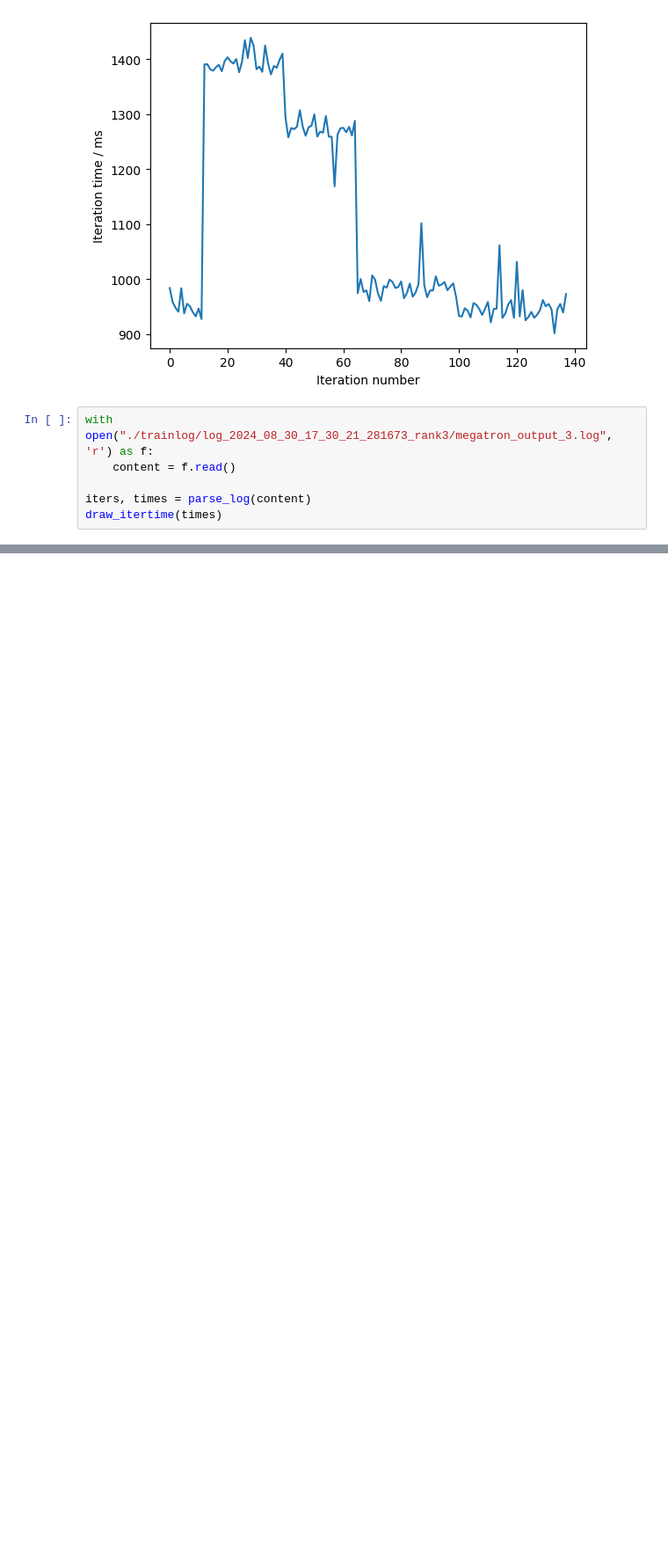
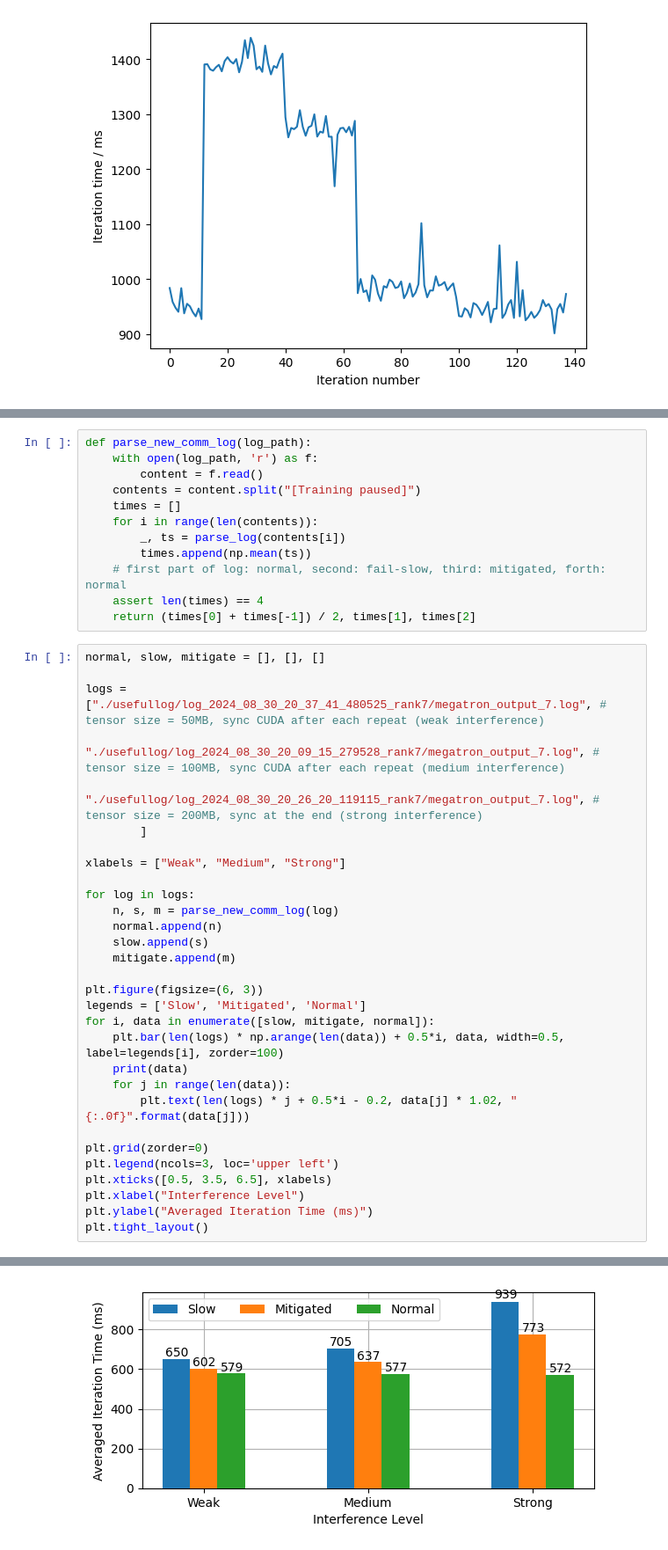
Before and after one commit to wutianyuan1/Megatron-failslow, a Jupyter notebook: draw.ipynb, the cells around one changed output, grey strips where cells are left out. Shown at 88% size. Cells and saved outputs as stored; diff of their text form; blank space fills up the shorter version.

Commit message:
add figures and test scripts

```diff
--- a/draw.ipynb
+++ b/draw.ipynb
@@ -22,9 +24,3 @@ iters, times = parse_log(content)
 draw_itertime(times)
 # %% [output]
 [figure]
-# %%
-with open("./trainlog/log_2024_08_30_17_30_21_281673_rank3/megatron_output_3.log", 'r') as f:
-    content = f.read()
-
-iters, times = parse_log(content)
-draw_itertime(times)
@@ -32,0 +27,43 @@ draw_itertime(times)
+# %%
+def parse_new_comm_log(log_path):
+    with open(log_path, 'r') as f:
+        content = f.read()
+    contents = content.split("[Training paused]")
+    times = []
+    for i in range(len(contents)):
+        _, ts = parse_log(contents[i])
+        times.append(np.mean(ts))
+    # first part of log: normal, second: fail-slow, third: mitigated, forth: normal
+    assert len(times) == 4
+    return (times[0] + times[-1]) / 2, times[1], times[2]
+# %%
+normal, slow, mitigate = [], [], []
+
+logs = ["./usefullog/log_2024_08_30_20_37_41_480525_rank7/megatron_output_7.log", # tensor size = 50MB, sync CUDA after each repeat (weak interference)
+        "./usefullog/log_2024_08_30_20_09_15_279528_rank7/megatron_output_7.log", # tensor size = 100MB, sync CUDA after each repeat (medium interference)
+        "./usefullog/log_2024_08_30_20_26_20_119115_rank7/megatron_output_7.log", # tensor size = 200MB, sync at the end (strong interference)
+        ]
+
+xlabels = ["Weak", "Medium", "Strong"]
+
+for log in logs:
+    n, s, m = parse_new_comm_log(log)
+    normal.append(n)
+    slow.append(s)
+    mitigate.append(m)
+
+plt.figure(figsize=(6, 3))
+legends = ['Slow', 'Mitigated', 'Normal']
+for i, data in enumerate([slow, mitigate, normal]):
+    plt.bar(len(logs) * np.arange(len(data)) + 0.5*i, data, width=0.5, label=legends[i], zorder=100)
+    print(data)
+    for j in range(len(data)):
+        plt.text(len(logs) * j + 0.5*i - 0.2, data[j] * 1.02, "{:.0f}".format(data[j]))
+
+plt.grid(zorder=0)
+plt.legend(ncols=3, loc='upper left')
+plt.xticks([0.5, 3.5, 6.5], xlabels)
+plt.xlabel("Interference Level")
+plt.ylabel("Averaged Iteration Time (ms)")
+plt.tight_layout()
+# %% [output]
@@ -32,0 +73 @@ draw_itertime(times)
+[figure, added]
```
Also changed, not shown: parts of 6 cells of this notebook, 4 other files.
